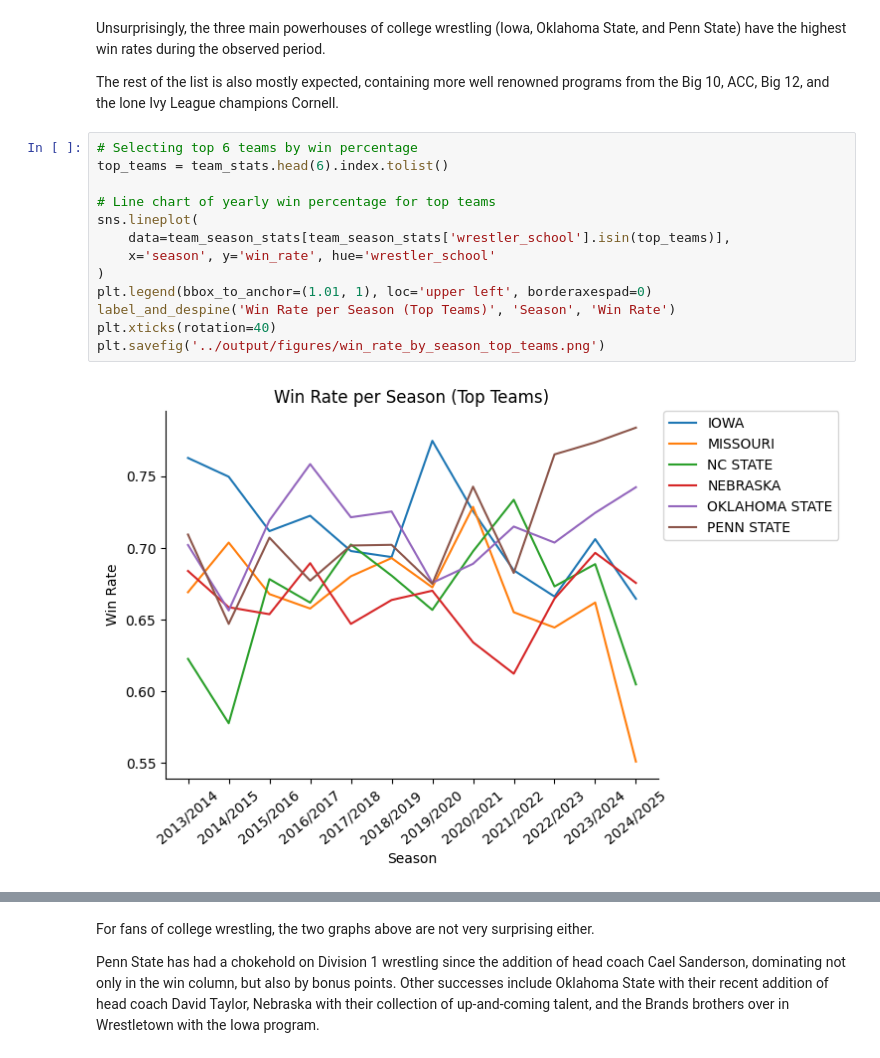
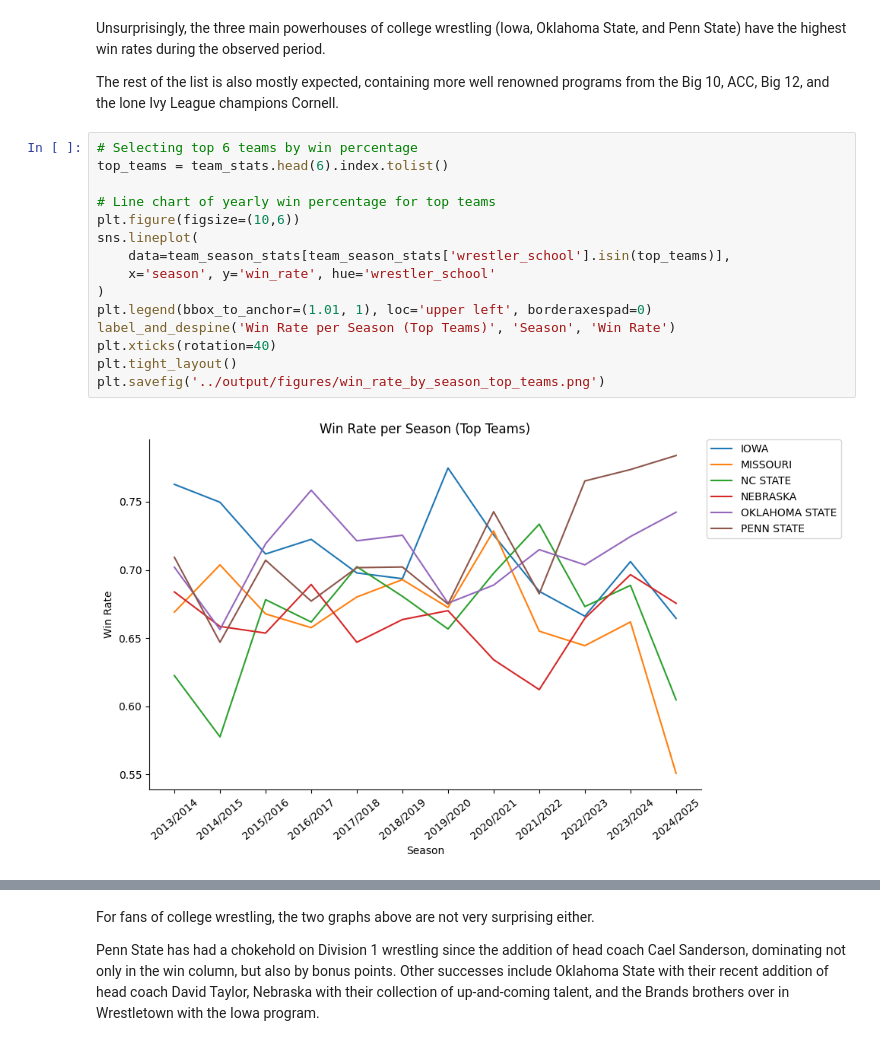
Before and after one commit to Silver0524/NCAA-Wrestling-Predictor, a Jupyter notebook: notebooks/eda.ipynb, the cells around one changed output, grey strips where cells are left out. Drawn from its saved outputs; the diff is of its cells as text.

Commit message:
Small edits to eda and output graphics

```diff
--- a/notebooks/eda.ipynb
+++ b/notebooks/eda.ipynb
@@ -479,18 +479,20 @@ The rest of the list is also mostly expected, containing more well renowned prog
 # %%
 # Selecting top 6 teams by win percentage
 top_teams = team_stats.head(6).index.tolist()
 
 # Line chart of yearly win percentage for top teams
+plt.figure(figsize=(10,6))
 sns.lineplot(
     data=team_season_stats[team_season_stats['wrestler_school'].isin(top_teams)],
     x='season', y='win_rate', hue='wrestler_school'
 )
 plt.legend(bbox_to_anchor=(1.01, 1), loc='upper left', borderaxespad=0)
 label_and_despine('Win Rate per Season (Top Teams)', 'Season', 'Win Rate')
 plt.xticks(rotation=40)
+plt.tight_layout()
 plt.savefig('../output/figures/win_rate_by_season_top_teams.png')
 # %% [output]
-[figure, old version]
+[figure, new version]
 # %%
 # Selecting top 6 teams by bonus percentage
 top_teams_bonus = team_stats.sort_values('bonus_rate', ascending=False).head(6).index.tolist()
```
Also changed, not shown: parts of 4 cells of this notebook, 2 other files.
